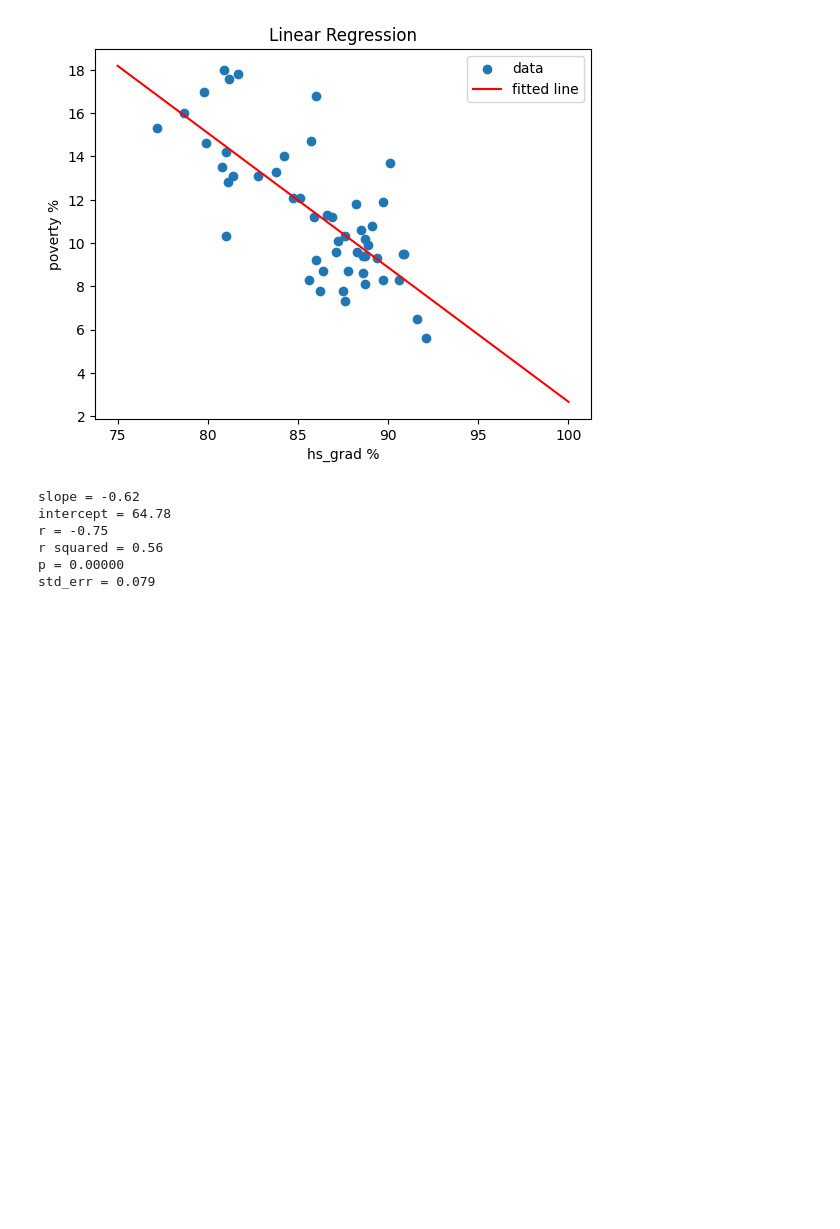
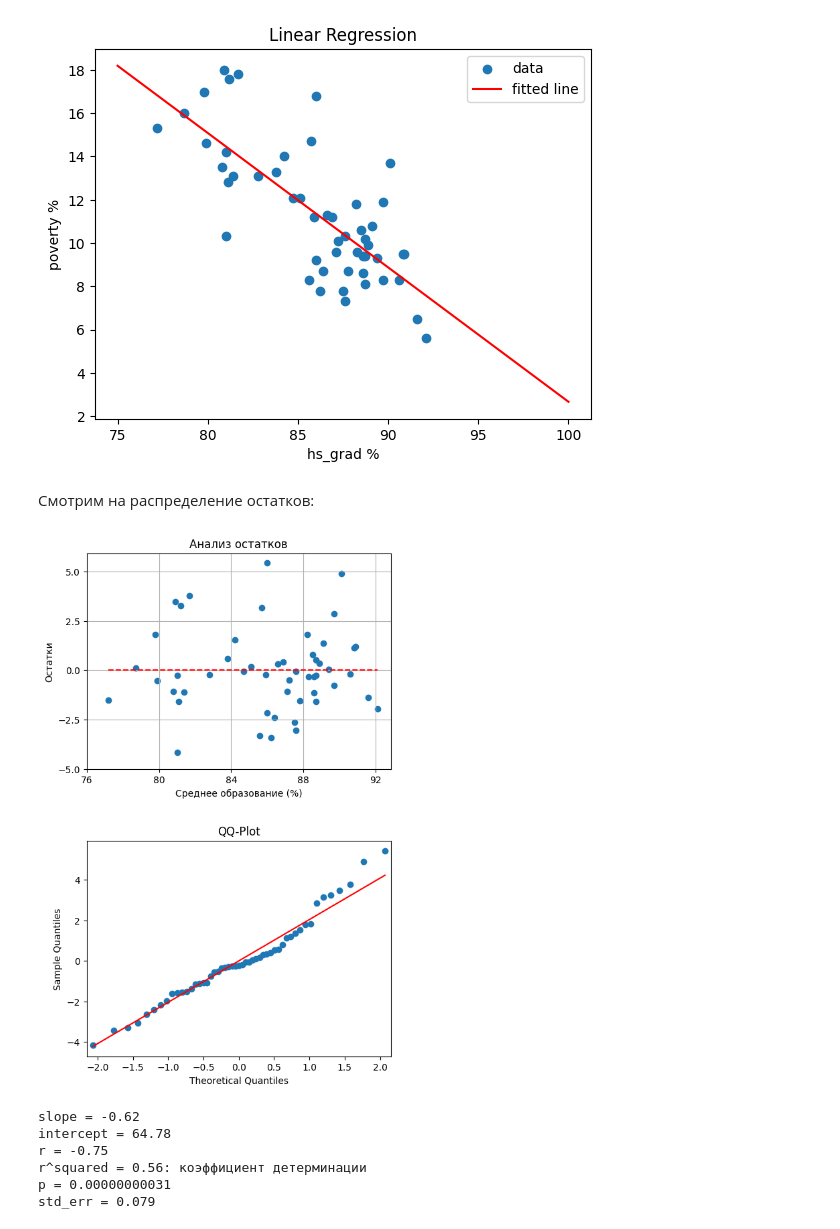
Before and after one commit to Khazovalexandra/Stepic_-, a Jupyter notebook: Основы статистики/Statistic.ipynb, the cells around one changed output. Cells and saved outputs as stored; diff of their text form; code cells hidden in the pictures; blank space fills up the shorter version.

```diff
--- a/Основы статистики/Statistic.ipynb
+++ b/Основы статистики/Statistic.ipynb
@@ -1020,19 +1024,56 @@ plt.legend()
 plt.show()
 # %% [output]
 [figure]
+# %% [markdown]
+Смотрим на распределение остатков:
+# %%
+import statsmodels.formula.api as sm
+import statsmodels.api as sma
+
+# получаем данные и вычисляем коэффициэнты регрессионной модели
+data=pd.read_csv('states.csv', sep=',')
+intercept, slope = sm.ols(formula="poverty ~ hs_grad", data=data).fit().params
+X = data['hs_grad']
+Y = data['poverty']
+
+# вычисляем остатки - на сколько Y далека от теоретической модели
+residuals = Y - intercept - slope*X
+x1=np.linspace(min(X),max(X),len(X))
+
+# создаем графики
+fig, (ax1,ax2) = plt.subplots(nrows=2, ncols=1, figsize=(6, 9))
+# scatter plot
+ax1.scatter(X,residuals)
+ax1.plot(x1,[0]*len(x1),'--r')
+# Q-Q plot
+sma.qqplot(residuals, line='s', ax = ax2)
+
+ax1.grid()
+ax1.set_title('Анализ остатков')
+ax1.set_xlabel('Среднее образование (%)')
+ax1.set_ylabel('Остатки')
+ax1.set_xticks(np.arange(76,93, step=4))
+ax1.set_yticks(np.arange(-5,6, step=2.5))
+
+ax2.set_title('QQ-Plot')
+
+fig.tight_layout(pad=3.0)
+plt.show()
+# %% [output]
+[figure, added]
 # %%
 print(f'''
 slope = {slope:.2f}
 intercept = {intercept:.2f}
 r = {r:.2f}
-r squared = {(r ** 2):.2f}
-p = {p:.5f}
+r^squared = {(r ** 2):.2f}: коэффициент детерминации
+p = {p:.11f}
 std_err = {std_err:.3f}
 ''')
 # %% [output]
 slope = -0.62
 intercept = 64.78
 r = -0.75
-r squared = 0.56
-p = 0.00000
+r^squared = 0.56: коэффициент детерминации
+p = 0.00000000031
 std_err = 0.079
```
Also changed, not shown: parts of 20 cells of this notebook, 4 other files.
